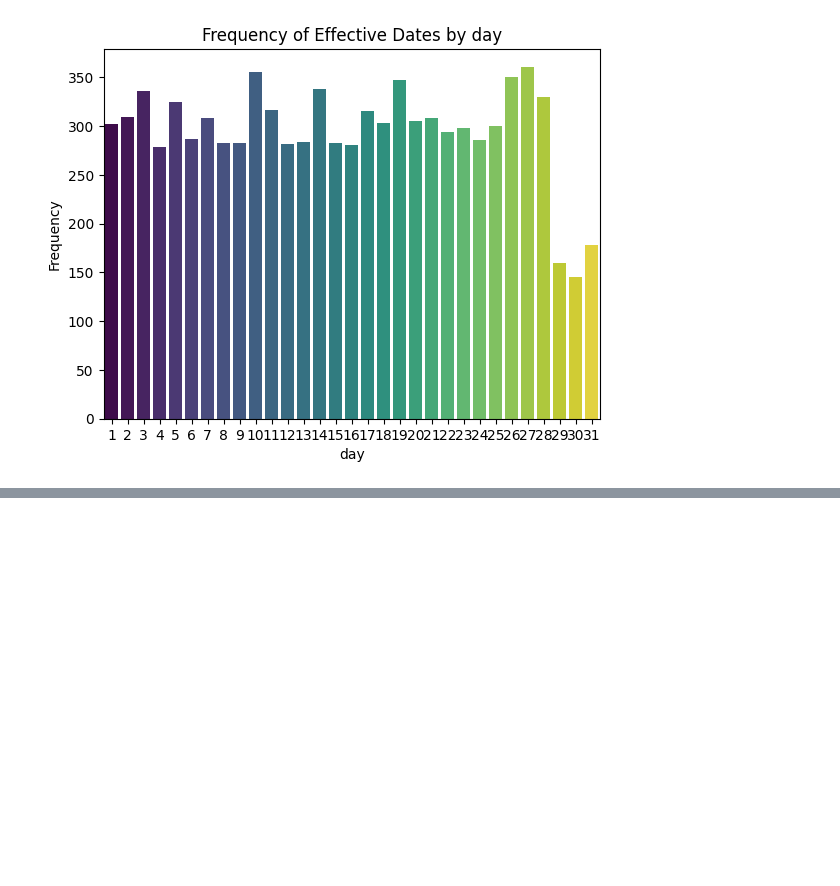
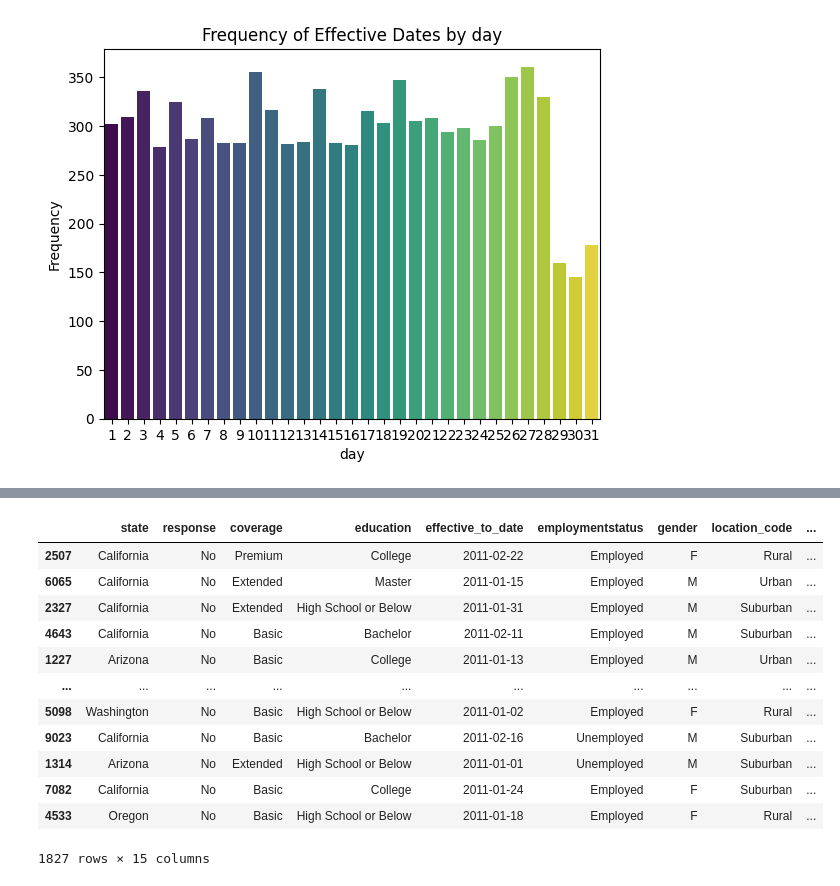
Before and after one commit to poojagit2000/lab-cleaning-numerical-data, a Jupyter notebook: files_for_lab/Customer_Analysis.ipynb, the cells around one changed output, grey strips where cells are left out. Drawn from its saved outputs; the diff is of its cells as text; code cells hidden in the pictures; blank space fills up the shorter version.

```diff
--- a/files_for_lab/Customer_Analysis.ipynb
+++ b/files_for_lab/Customer_Analysis.ipynb
@@ -566,0 +649,4 @@ plt.show()
+# %%
+#Concatenate Numerical and Categorical dataframes into one dataframe called data. Split into X=features y=target (total_claim_amount).
+final_df = pd.concat([numerical_df,categorical_df],axis=1)
+final_df
@@ -566,0 +667,4 @@ plt.show()
+# %%
+X = final_df.drop(['total_claim_amount'],axis =1)
+y = final_df[['total_claim_amount']]
+display(X,y)
@@ -566,0 +698,25 @@ plt.show()
+# %%
+#In this final lab, we will model our data. Import sklearn train_test_split and separate the data.
+X_train,X_test,y_train,y_test = train_test_split(X,y,test_size = 0.2)
+# %%
+# Separate X_train and X_test into numerical and categorical (X_train_cat , X_train_num , X_test_cat , X_test_num)
+X_train_num = X_train.select_dtypes(include = 'number')
+X_train_cat = X_train.select_dtypes(include = ['object','datetime64[ns]'])
+X_test_num = X_test.select_dtypes(include = 'number')
+X_test_cat = X_test.select_dtypes(include = ['object','datetime64[ns]'])
+# %%
+X_test_cat
+# %% [output]
+|  | state | response | coverage | education | effective_to_date | employmentstatus | gender | location_code | ... |
+| 2507 | California | No | Premium | College | 2011-02-22 | Employed | F | Rural | ... |
+| 6065 | California | No | Extended | Master | 2011-01-15 | Employed | M | Urban | ... |
+| 2327 | California | No | Extended | High School or Below | 2011-01-31 | Employed | M | Suburban | ... |
+| 4643 | California | No | Basic | Bachelor | 2011-02-11 | Employed | M | Suburban | ... |
+| 1227 | Arizona | No | Basic | College | 2011-01-13 | Employed | M | Urban | ... |
+| ... | ... | ... | ... | ... | ... | ... | ... | ... | ... |
+| 5098 | Washington | No | Basic | High School or Below | 2011-01-02 | Employed | F | Rural | ... |
+| 9023 | California | No | Basic | Bachelor | 2011-02-16 | Unemployed | M | Suburban | ... |
+| 1314 | Arizona | No | Extended | High School or Below | 2011-01-01 | Unemployed | M | Suburban | ... |
+| 7082 | California | No | Basic | College | 2011-01-24 | Employed | F | Suburban | ... |
+| 4533 | Oregon | No | Basic | High School or Below | 2011-01-18 | Employed | F | Rural | ... |
+1827 rows × 15 columns
```
Also changed, not shown: parts of 17 cells of this notebook.
